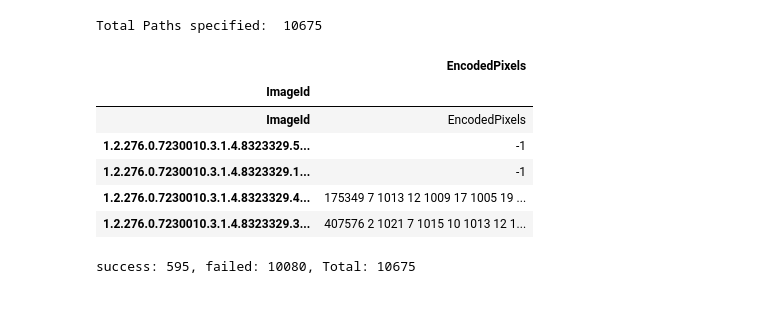
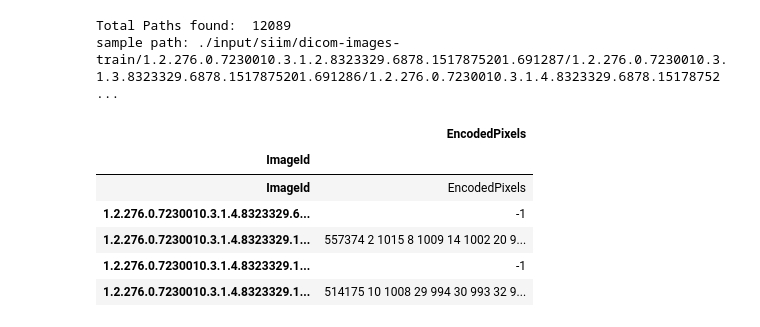
Before and after one commit to mfaizanse/mlmi-siim, a Jupyter notebook: reading_data.ipynb, the cells around one changed output. Cells and saved outputs as stored; diff of their text form; code cells hidden in the pictures.

```diff
--- a/reading_data.ipynb
+++ b/reading_data.ipynb
@@ -63,40 +47,24 @@ for line in tuple(open('./input/names.txt', 'r')):
-# %%
-print('Total Paths specified: ', len(allImageDICOMsPaths))
-# %% [output]
-Total Paths specified:  10675
+# %%
+allImageDICOMsPaths = []
+for dicomPath in glob.glob('./input/siim/dicom-images-train/**/**/*.dcm'):
+    allImageDICOMsPaths.append(dicomPath)
+
+print('Total Paths found: ', len(allImageDICOMsPaths))
+print('sample path: ' + allImageDICOMsPaths[0])
+# %% [output]
+Total Paths found:  12089
+sample path: ./input/siim/dicom-images-train/1.2.276.0.7230010.3.1.2.8323329.6878.1517875201.691287/1.2.276.0.7230010.3.1.3.8323329.6878.1517875201.691286/1.2.276.0.7230010.3.1.4.8323329.6878.15178752 ...
 # %%
 ## Read masks from csv
-encodedMasksCsv = pd.read_csv('./input/train-rle.csv', names= ['ImageId', 'EncodedPixels'], index_col='ImageId')
+encodedMasksCsv = pd.read_csv('./input/siim/train-rle.csv', names= ['ImageId', 'EncodedPixels'], index_col='ImageId')
 
-# encodedMasksCsv.columns
-
+# print some samples
 encodedMasksCsv[:5]
 # %% [output]
 |  | EncodedPixels |
 | ImageId |  |
 | ImageId | EncodedPixels |
-| 1.2.276.0.7230010.3.1.4.8323329.5... | -1 |
+| 1.2.276.0.7230010.3.1.4.8323329.6... | -1 |
+| 1.2.276.0.7230010.3.1.4.8323329.1... | 557374 2 1015 8 1009 14 1002 20 9... |
 | 1.2.276.0.7230010.3.1.4.8323329.1... | -1 |
-| 1.2.276.0.7230010.3.1.4.8323329.4... | 175349 7 1013 12 1009 17 1005 19 ... |
-| 1.2.276.0.7230010.3.1.4.8323329.3... | 407576 2 1021 7 1015 10 1013 12 1... |
+| 1.2.276.0.7230010.3.1.4.8323329.1... | 514175 10 1008 29 994 30 993 32 9... |
-# %%
-allDicomFiles = []
-
-failed = 0
-success = 0
-for dPath in allImageDICOMsPaths:
-    try:
-        dataset = pydicom.dcmread(dPath)
-        allDicomFiles.append({
-            'fileId': dPath.split('/')[-1][:-4],
-            'data': dataset
-        })
-
-        success = success + 1
-    except Exception as e:
-        failed = failed + 1
-
-    clear_output(wait=True)
-    print('success: ' + str(success) + ', failed: ' + str(failed) + ', Total: ' + str(success+failed))
-# %% [output]
-success: 595, failed: 10080, Total: 10675
```
Also changed, not shown: parts of 15 cells of this notebook, 6 other files.
